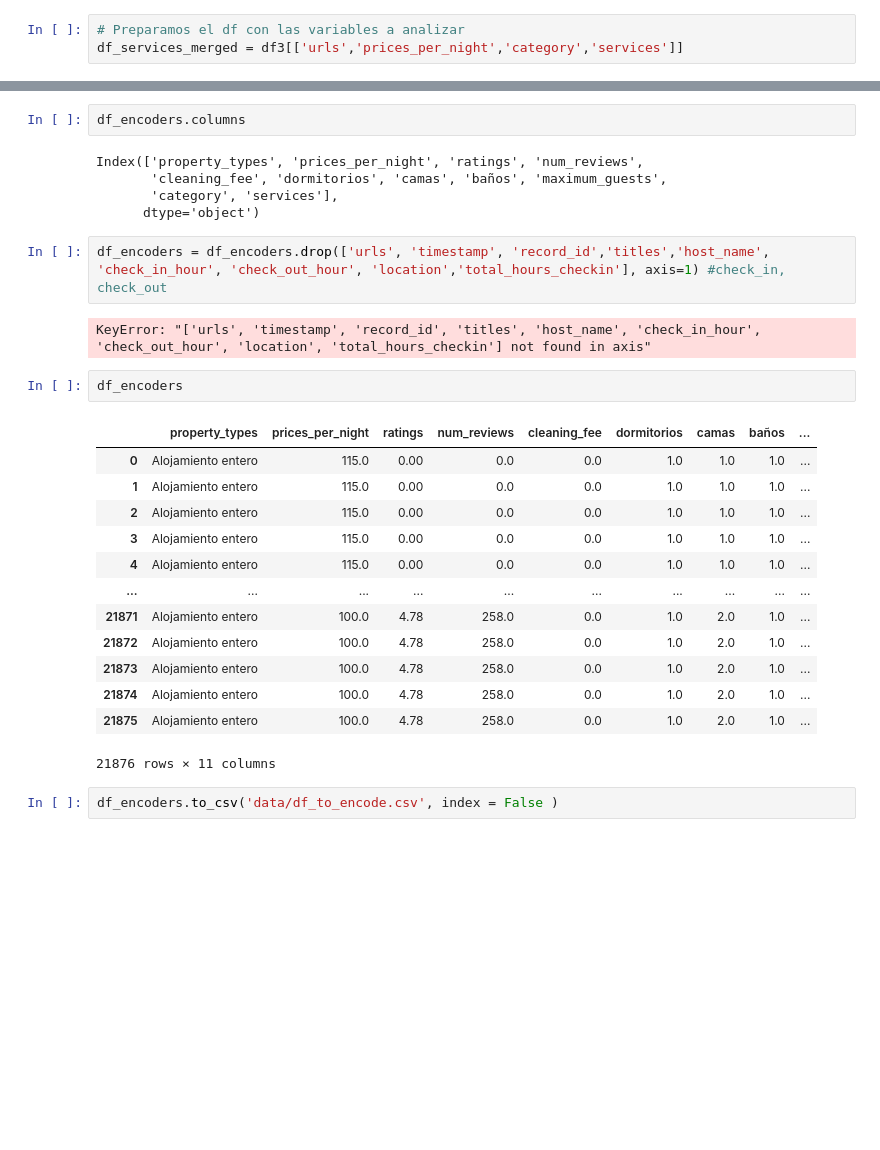
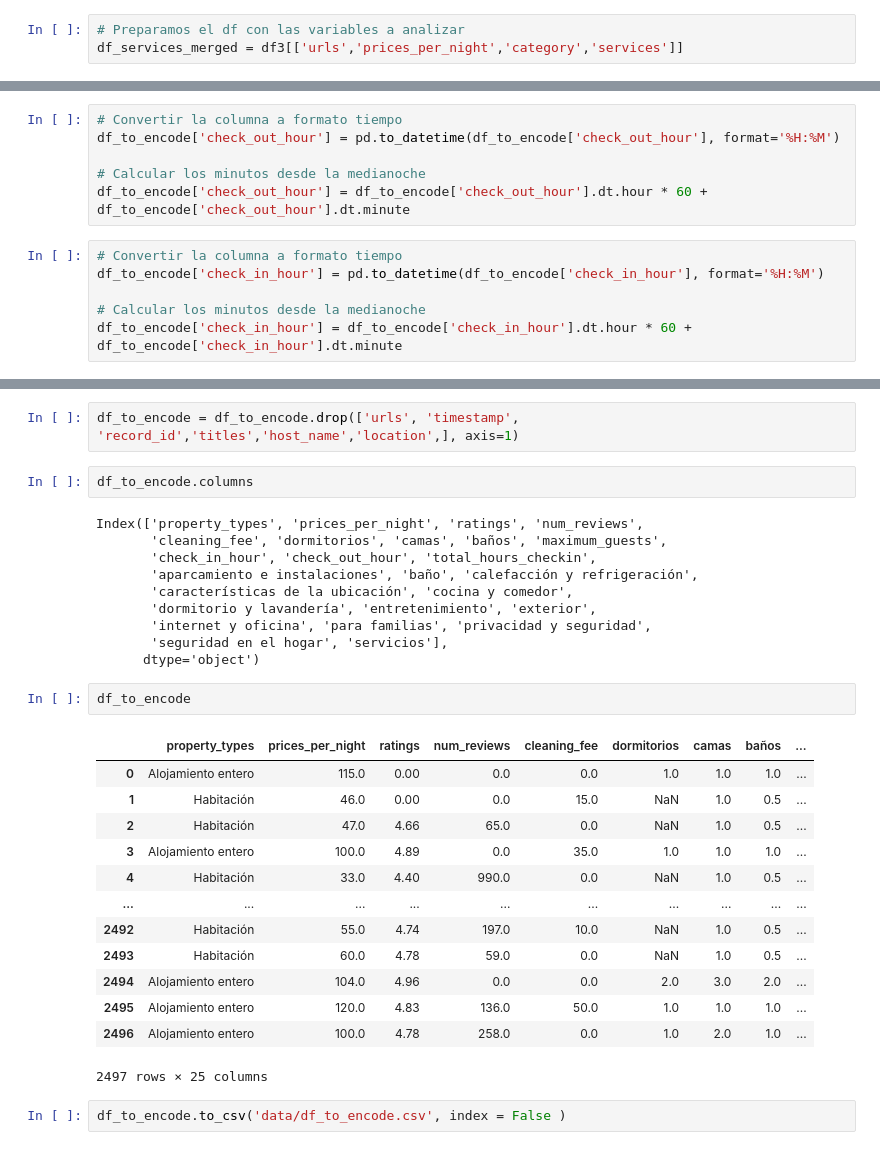
Before and after one commit to DiogoBernardoPT/Proyecto-Final-Bootcamp---Dream-Team, a Jupyter notebook: ETL - Fase 2 - Limpieza.ipynb, the cells around one changed output, grey strips where cells are left out. Drawn from its saved outputs; the diff is of its cells as text; blank space fills up the shorter version.

```diff
--- a/ETL - Fase 2 - Limpieza.ipynb
+++ b/ETL - Fase 2 - Limpieza.ipynb
@@ -738,0 +785,12 @@ df_encoders.head()
+# %%
+# Convertir la columna a formato tiempo
+df_to_encode['check_out_hour'] = pd.to_datetime(df_to_encode['check_out_hour'], format='%H:%M')
+
+# Calcular los minutos desde la medianoche
+df_to_encode['check_out_hour'] = df_to_encode['check_out_hour'].dt.hour * 60 + df_to_encode['check_out_hour'].dt.minute
+# %%
+# Convertir la columna a formato tiempo
+df_to_encode['check_in_hour'] = pd.to_datetime(df_to_encode['check_in_hour'], format='%H:%M')
+
+# Calcular los minutos desde la medianoche
+df_to_encode['check_in_hour'] = df_to_encode['check_in_hour'].dt.hour * 60 + df_to_encode['check_in_hour'].dt.minute
@@ -759,29 +849,32 @@ memory usage: 3.3+ MB
+# %%
+df_to_encode = df_to_encode.drop(['urls', 'timestamp', 'record_id','titles','host_name','location',], axis=1)
 # %%
-df_encoders.columns
+df_to_encode.columns
 # %% [output]
 Index(['property_types', 'prices_per_night', 'ratings', 'num_reviews',
        'cleaning_fee', 'dormitorios', 'camas', 'baños', 'maximum_guests',
-       'category', 'services'],
+       'check_in_hour', 'check_out_hour', 'total_hours_checkin',
+       'aparcamiento e instalaciones', 'baño', 'calefacción y refrigeración',
+       'características de la ubicación', 'cocina y comedor',
+       'dormitorio y lavandería', 'entretenimiento', 'exterior',
+       'internet y oficina', 'para familias', 'privacidad y seguridad',
+       'seguridad en el hogar', 'servicios'],
       dtype='object')
-# %%
-df_encoders = df_encoders.drop(['urls', 'timestamp', 'record_id','titles','host_name', 'check_in_hour', 'check_out_hour', 'location','total_hours_checkin'], axis=1) #check_in, check_out
-# %% [output]
-KeyError: "['urls', 'timestamp', 'record_id', 'titles', 'host_name', 'check_in_hour', 'check_out_hour', 'location', 'total_hours_checkin'] not found in axis"
-# %%
-df_encoders
-# %% [output]
-|  | property_types | prices_per_night | ratings | num_reviews | cleaning_fee | dormitorios | camas | baños | ... |
-| 0 | Alojamiento entero | 115.0 | 0.00 | 0.0 | 0.0 | 1.0 | 1.0 | 1.0 | ... |
-| 1 | Alojamiento entero | 115.0 | 0.00 | 0.0 | 0.0 | 1.0 | 1.0 | 1.0 | ... |
-| 2 | Alojamiento entero | 115.0 | 0.00 | 0.0 | 0.0 | 1.0 | 1.0 | 1.0 | ... |
-| 3 | Alojamiento entero | 115.0 | 0.00 | 0.0 | 0.0 | 1.0 | 1.0 | 1.0 | ... |
-| 4 | Alojamiento entero | 115.0 | 0.00 | 0.0 | 0.0 | 1.0 | 1.0 | 1.0 | ... |
-| ... | ... | ... | ... | ... | ... | ... | ... | ... | ... |
-| 21871 | Alojamiento entero | 100.0 | 4.78 | 258.0 | 0.0 | 1.0 | 2.0 | 1.0 | ... |
-| 21872 | Alojamiento entero | 100.0 | 4.78 | 258.0 | 0.0 | 1.0 | 2.0 | 1.0 | ... |
-| 21873 | Alojamiento entero | 100.0 | 4.78 | 258.0 | 0.0 | 1.0 | 2.0 | 1.0 | ... |
-| 21874 | Alojamiento entero | 100.0 | 4.78 | 258.0 | 0.0 | 1.0 | 2.0 | 1.0 | ... |
-| 21875 | Alojamiento entero | 100.0 | 4.78 | 258.0 | 0.0 | 1.0 | 2.0 | 1.0 | ... |
-21876 rows × 11 columns
+# %%
+df_to_encode
+# %% [output]
+|  | property_types | prices_per_night | ratings | num_reviews | cleaning_fee | dormitorios | camas | baños | ... |
+| 0 | Alojamiento entero | 115.0 | 0.00 | 0.0 | 0.0 | 1.0 | 1.0 | 1.0 | ... |
+| 1 | Habitación | 46.0 | 0.00 | 0.0 | 15.0 | NaN | 1.0 | 0.5 | ... |
+| 2 | Habitación | 47.0 | 4.66 | 65.0 | 0.0 | NaN | 1.0 | 0.5 | ... |
+| 3 | Alojamiento entero | 100.0 | 4.89 | 0.0 | 35.0 | 1.0 | 1.0 | 1.0 | ... |
+| 4 | Habitación | 33.0 | 4.40 | 990.0 | 0.0 | NaN | 1.0 | 0.5 | ... |
+| ... | ... | ... | ... | ... | ... | ... | ... | ... | ... |
+| 2492 | Habitación | 55.0 | 4.74 | 197.0 | 10.0 | NaN | 1.0 | 0.5 | ... |
+| 2493 | Habitación | 60.0 | 4.78 | 59.0 | 0.0 | NaN | 1.0 | 0.5 | ... |
+| 2494 | Alojamiento entero | 104.0 | 4.96 | 0.0 | 0.0 | 2.0 | 3.0 | 2.0 | ... |
+| 2495 | Alojamiento entero | 120.0 | 4.83 | 136.0 | 50.0 | 1.0 | 1.0 | 1.0 | ... |
+| 2496 | Alojamiento entero | 100.0 | 4.78 | 258.0 | 0.0 | 1.0 | 2.0 | 1.0 | ... |
+2497 rows × 25 columns
 # %%
-df_encoders.to_csv('data/df_to_encode.csv', index = False )
+df_to_encode.to_csv('data/df_to_encode.csv', index = False )
```
Also changed, not shown: parts of 9 cells of this notebook, 1 other file.
